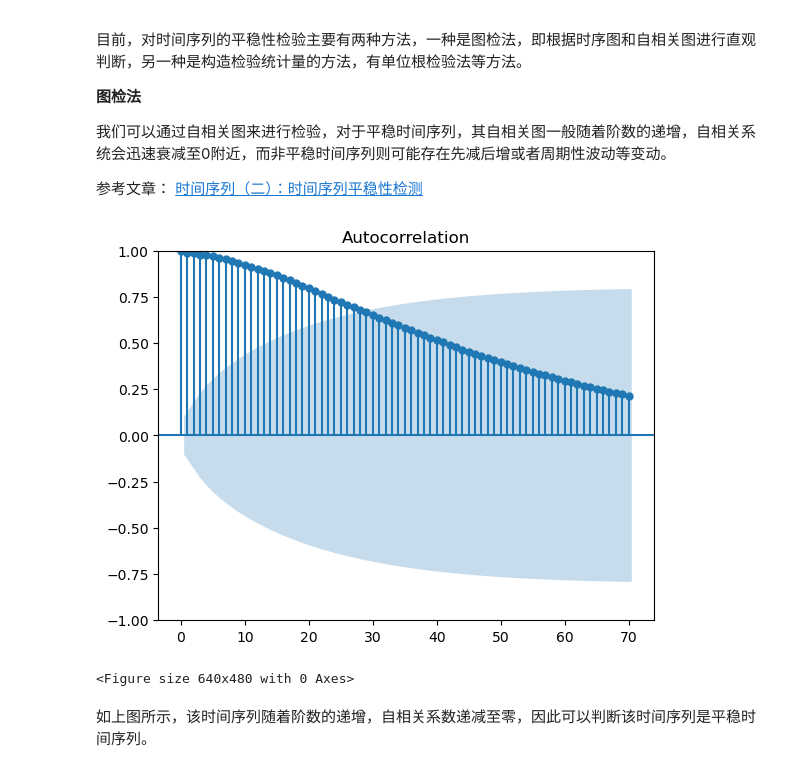
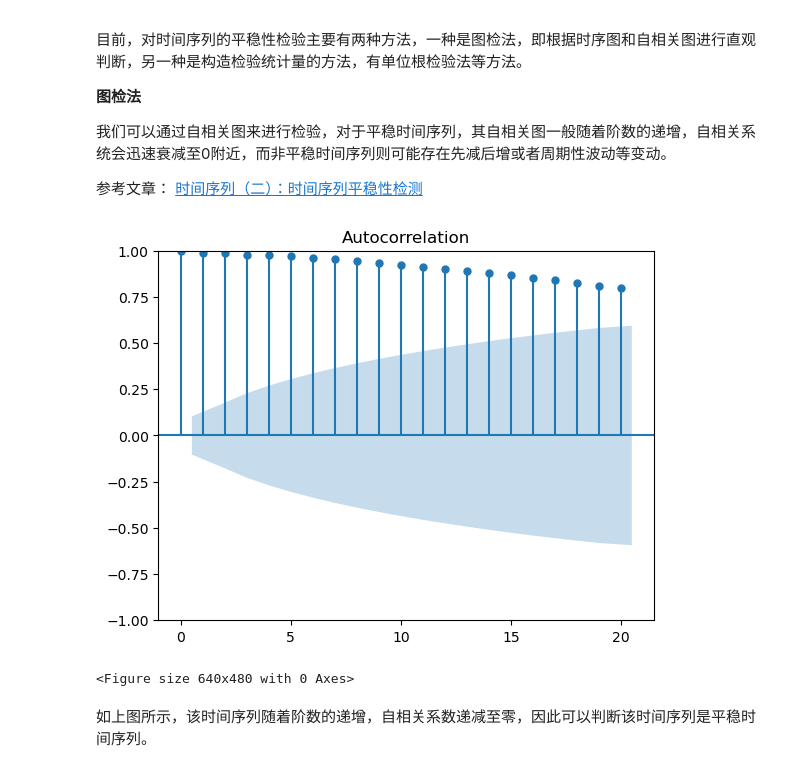
Before and after one commit to hrQAQ/wordle, a Jupyter notebook: wordle.ipynb, the cells around one changed output. Saved outputs shown, nothing was run; the diff lists cells and outputs as text; code cells hidden in the pictures.

```diff
--- a/wordle.ipynb
+++ b/wordle.ipynb
@@ -108,11 +108,13 @@ plt.savefig(os.path.join(IMG_DIR, "arima.png"))
 [时间序列（二）：时间序列平稳性检测](https://smilecoc.vip/2021/01/15/time_series_part2_stability/)
 # %%
 # 绘制自相关图
-tsaplots.plot_acf(total_num_repo, lags=70)   # lags为滞后阶数
+# total_log = np.log(total_num_repo)
+# total_log_diff = total_log.diff(1).dropna()
+tsaplots.plot_acf(total_num_repo, lags=20)  # lags为滞后阶数
 plt.show()
 plt.savefig(os.path.join(IMG_DIR, "arima_acf.png"))
 # %% [output]
-[figure, old version]
+[figure, new version]
 <Figure size 640x480 with 0 Axes>
 # %% [markdown]
 如上图所示，该时间序列随着阶数的递增，自相关系数递减至零，因此可以判断该时间序列是平稳时间序列。
```
Also changed, not shown: parts of 15 cells of this notebook.
